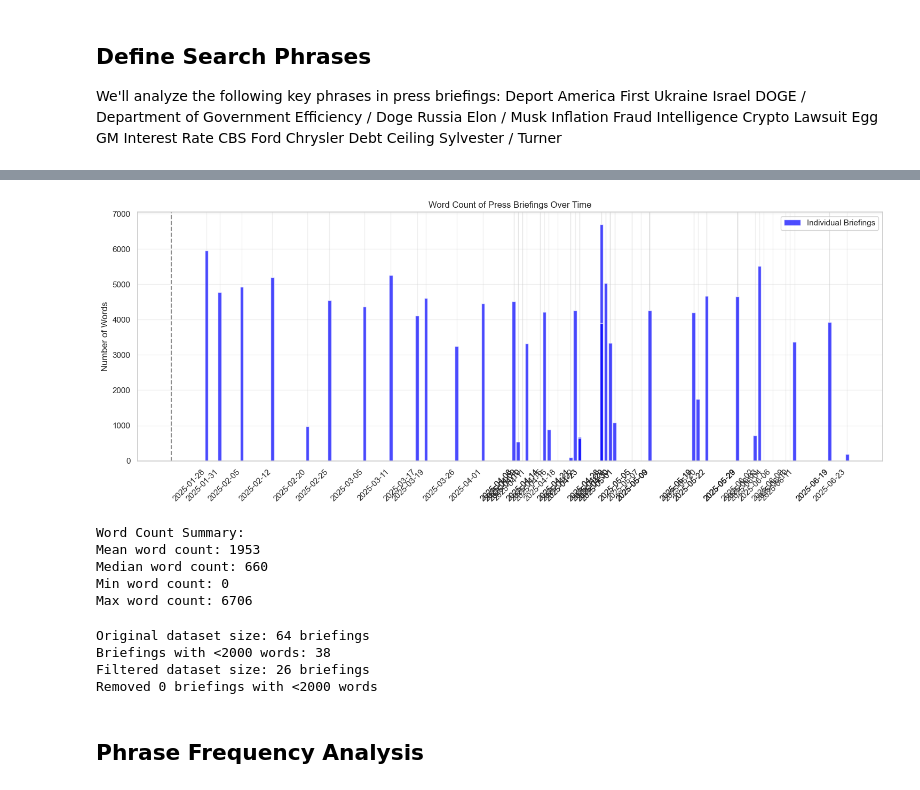
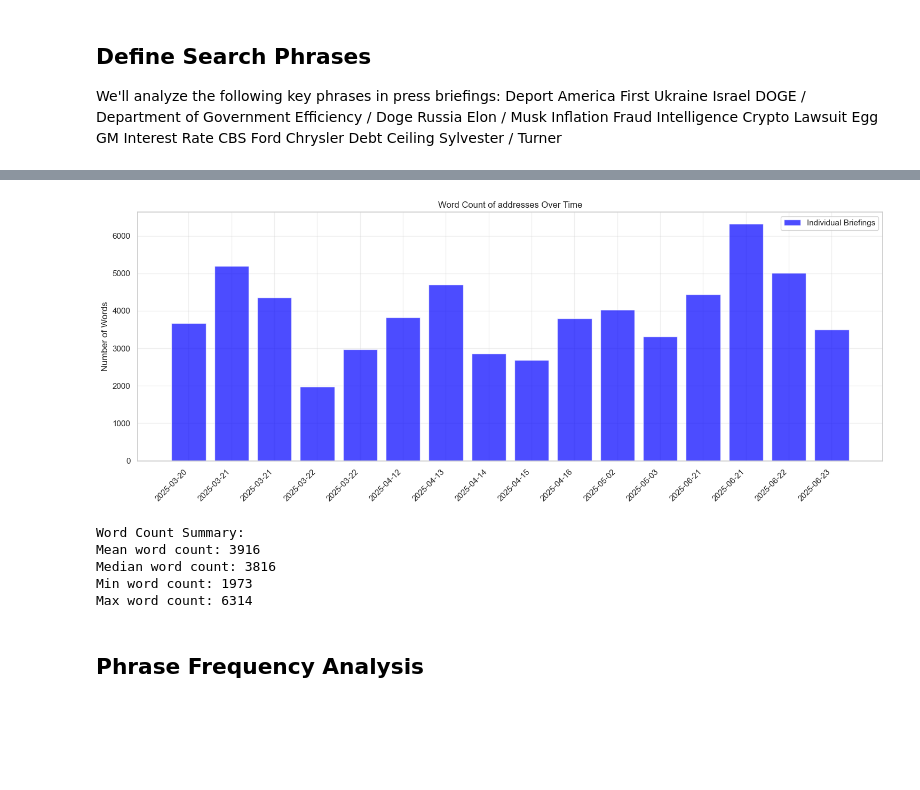
Before and after one commit to jsteng19/kalshi-research, a Jupyter notebook: notebooks/bernie_analysis.ipynb, the cells around one changed output, grey strips where cells are left out. Drawn from its saved outputs; the diff is of its cells as text; code cells hidden in the pictures; blank space fills up the shorter version.

```diff
--- a/notebooks/bernie_analysis.ipynb
+++ b/notebooks/bernie_analysis.ipynb
@@ -76,9 +77,14 @@ def count_phrases(text, phrases=SEARCH_PHRASES):
     return counts
 
 def get_date_from_filename(filename):
-    """Extract date from filename format YYYY-MM-DD_..."""
-    date_str = filename.split('_')[0]
-    return datetime.strptime(date_str, '%Y-%m-%d')
+    """Extract date from filename format ...YYYYMMDD.txt"""
+    # Split by '.' and get the date part (last part before .txt)
+    parts = filename.split('.')
+    if len(parts) >= 2:
+        date_str = parts[-2]  # Get the part before .txt
+        return datetime.strptime(date_str, '%Y%m%d')
+    else:
+        raise ValueError(f"Could not extract date from filename: {filename}")
 
 def read_transcript(filepath):
     """Read and return transcript text"""
@@ -101,14 +107,10 @@ def find_phrase_context(text, pattern, window=CONTEXT_WINDOW):
     return matches
 
 def process_directory(directory):
-    """Process transcripts from press briefing directory only"""
+    """Process all transcript files in directory"""
     results = []
 
     for root, _, files in os.walk(directory):
-        category = os.path.basename(root)
-        if category != 'press briefing':  # Only process press briefings
-            continue
-
         for file in files:
             if file.endswith('.txt'):
                 filepath = os.path.join(root, file)
@@ -179,60 +162,45 @@ Post-inauguration: 2025-01-28 to 2025-06-23
 # %%
 # Plot total word counts over time as a bar chart
 plt.figure(figsize=(15, 6))
 
-# Create bar plot
-bars = plt.bar(df['date'], df['text_length'], alpha=0.7, color='blue', label='Individual Briefings')
+# Sort dataframe by date to ensure proper ordering
+df_sorted = df.sort_values('date')
 
-# Format x-axis with rotated date labels
-plt.xticks(df['date'], [d.strftime('%Y-%m-%d') for d in df['date']], rotation=45, ha='right')
+# Create sequential x positions for side-by-side plotting
+x_positions = range(len(df_sorted))
 
-plt.title('Word Count of Press Briefings Over Time')
+# Create bar plot with sequential positions
+bars = plt.bar(x_positions, df_sorted['text_length'], alpha=0.7, color='blue', label='Individual Briefings')
+
+# Format x-axis with date labels at sequential positions
+plt.xticks(x_positions, [d.strftime('%Y-%m-%d') for d in df_sorted['date']], rotation=45, ha='right')
+
+plt.title('Word Count of addresses Over Time')
 plt.xlabel('') # Remove x-axis label since dates are shown
 plt.ylabel('Number of Words')
 plt.legend()
 plt.grid(True, alpha=0.3)
-
-# Add vertical line for inauguration
-plt.axvline(x=INAUGURATION_DATE, color='k', linestyle='--', alpha=0.5, label='Inauguration')
 
 # Set y-axis to start at 0
 plt.ylim(bottom=0)
 
 # Adjust layout to prevent label cutoff
 plt.tight_layout()
 plt.show()
 
 # Print summary statistics
 print("\nWord Count Summary:")
 print(f"Mean word count: {df['text_length'].mean():.0f}")
 print(f"Median word count: {df['text_length'].median():.0f}")
 print(f"Min word count: {df['text_length'].min():.0f}")
 print(f"Max word count: {df['text_length'].max():.0f}")
 # %% [output]
-[figure, old version]
+[figure, new version]
 Word Count Summary:
-Mean word count: 1953
-Median word count: 660
-Min word count: 0
-Max word count: 6706
+Mean word count: 3916
+Median word count: 3816
+Min word count: 1973
+Max word count: 6314
-# %%
-# Filter out briefings with less than 2000 words
-print(f"Original dataset size: {len(df)} briefings")
-print(f"Briefings with <2000 words: {len(df[df['text_length'] < 2000])}")
-
-# Filter the dataset
-df = df[df['text_length'] >= 2000].copy()
-
-print(f"Filtered dataset size: {len(df)} briefings")
-print(f"Removed {len(df[df['text_length'] < 2000])} briefings with <2000 words")
-
-# Reset index after filtering
-df = df.reset_index(drop=True)
-# %% [output]
-Original dataset size: 64 briefings
-Briefings with <2000 words: 38
-Filtered dataset size: 26 briefings
-Removed 0 briefings with <2000 words
 # %% [markdown]
 ## Phrase Frequency Analysis
 # %%
```
Also changed, not shown: parts of 9 cells of this notebook, 41 other files.
